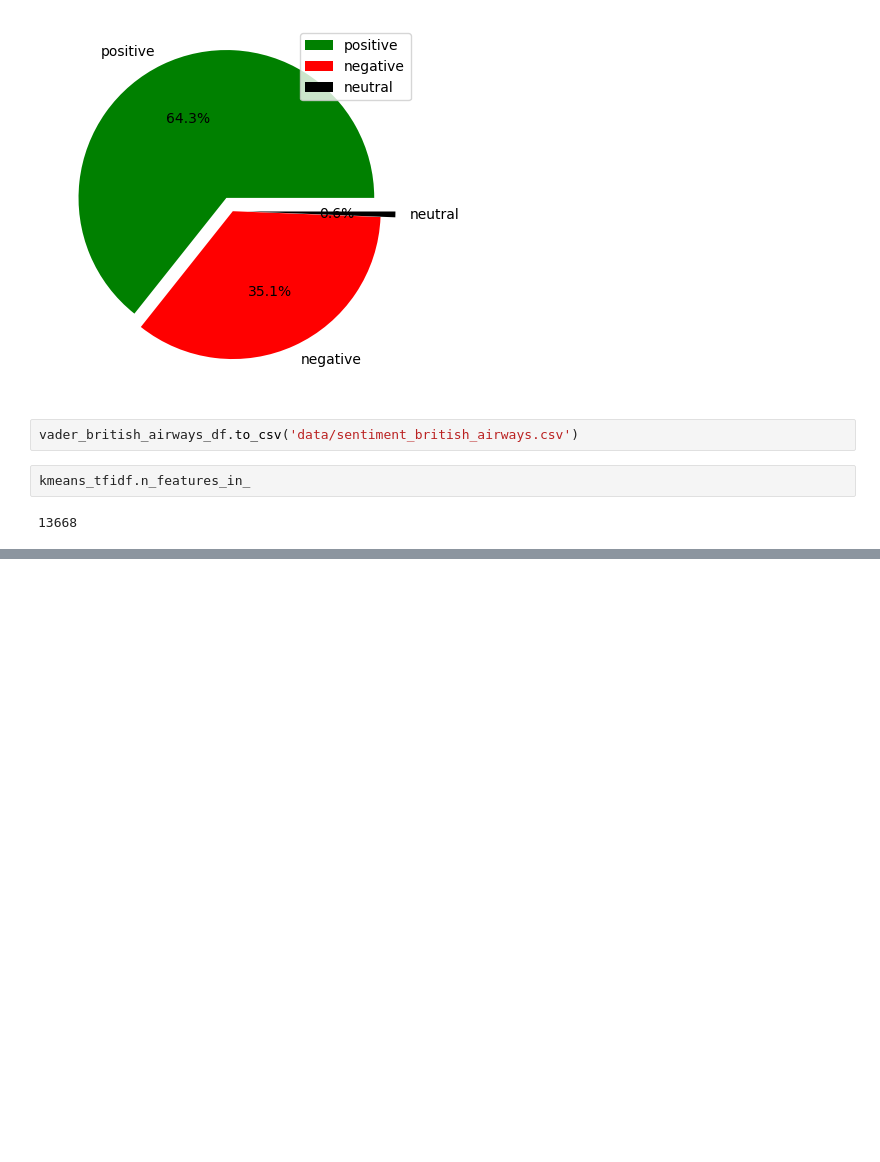
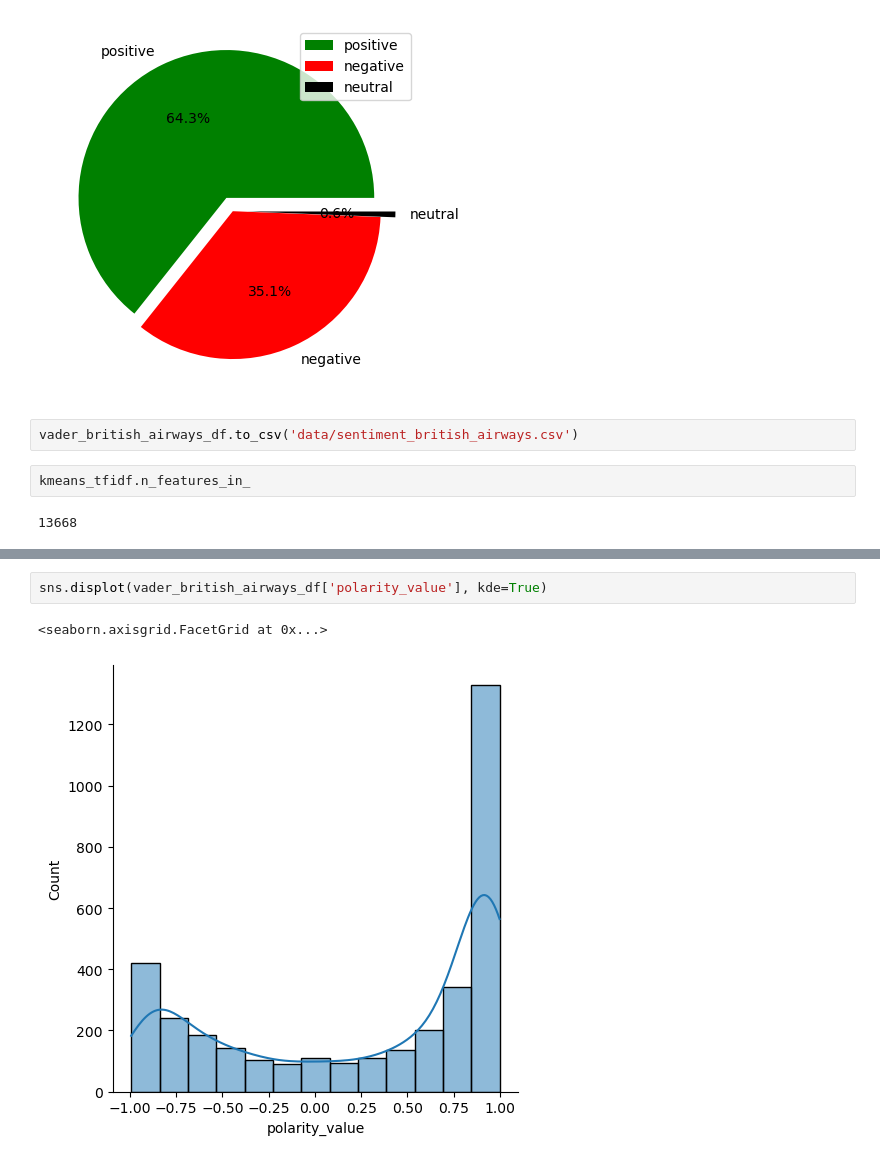
Before and after one commit to Bunnydavid27/British_airways_data_analysis, a Jupyter notebook: British_airways_Data_Analysis.ipynb, the cells around one changed output, grey strips where cells are left out. Cells and saved outputs as stored; diff of their text form; blank space fills up the shorter version.

```diff
--- a/British_airways_Data_Analysis.ipynb
+++ b/British_airways_Data_Analysis.ipynb
@@ -569,0 +592,5 @@ kmeans_tfidf.n_features_in_
+# %%
+sns.displot(vader_british_airways_df['polarity_value'], kde=True)
+# %% [output]
+<seaborn.axisgrid.FacetGrid at 0x...>
+[figure, added]
```
Also changed, not shown: parts of 2 cells of this notebook, 8 other files.
